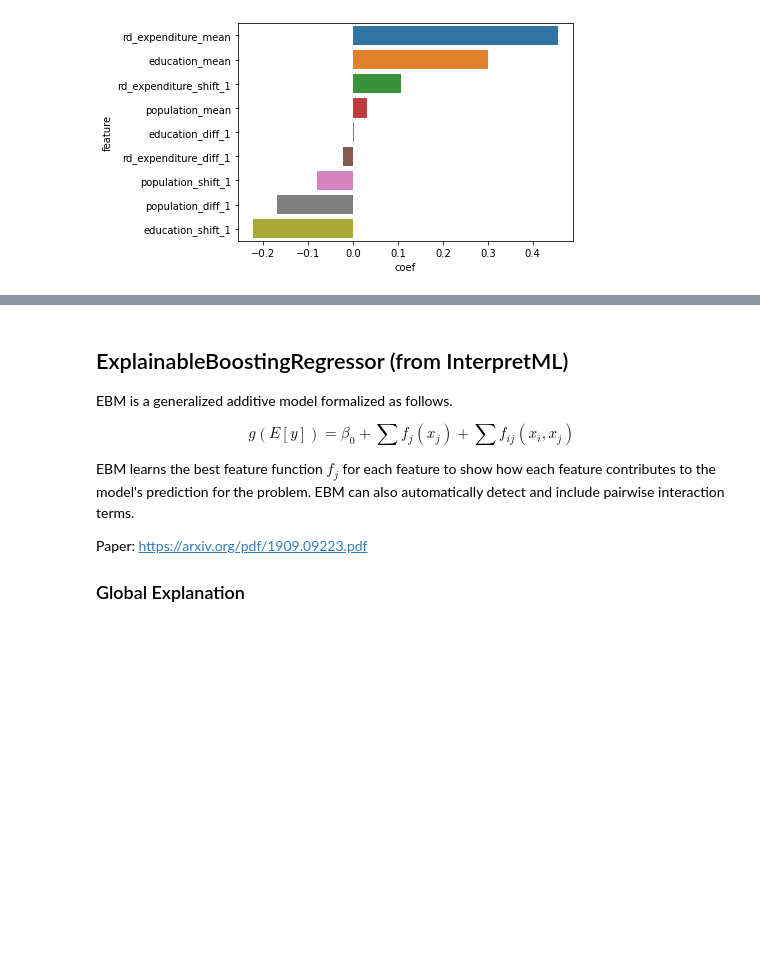
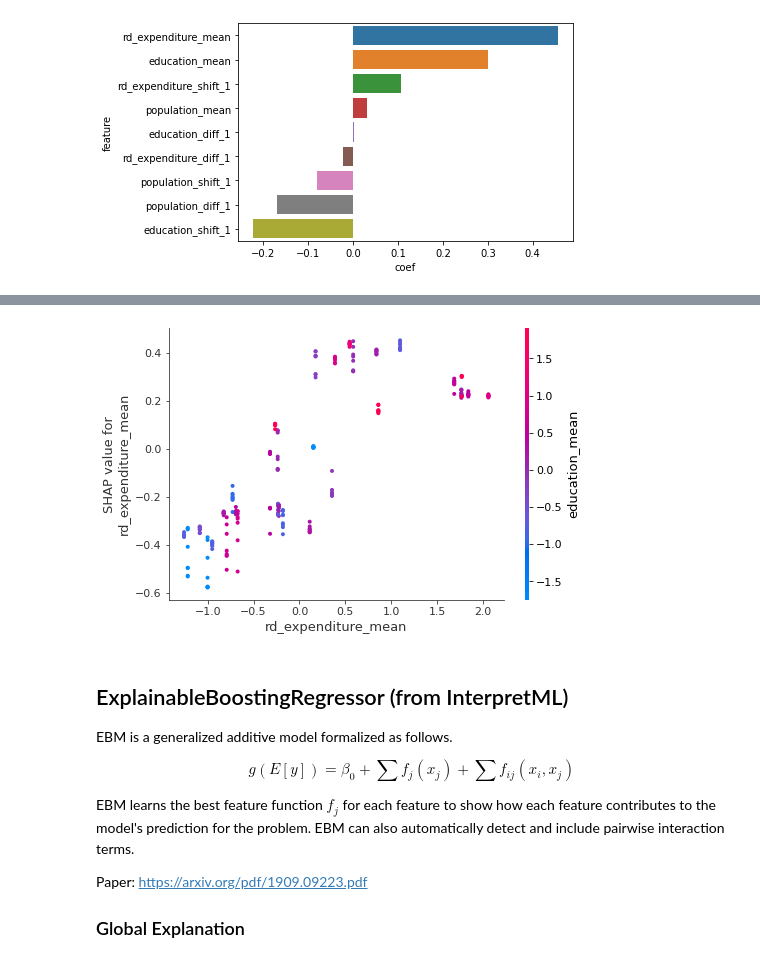
Before and after one commit to ADS-Group-15/eu-productivity-modeling, a Jupyter notebook: notebooks/models.ipynb, the cells around one changed output, grey strips where cells are left out. Cells and saved outputs as stored; diff of their text form; code cells hidden in the pictures; blank space fills up the shorter version.

```diff
--- a/notebooks/models.ipynb
+++ b/notebooks/models.ipynb
@@ -185,3 +211,7 @@ sns.barplot(data=result, y='feature', x='coef')
+# %%
+shap.dependence_plot('rd_expenditure_mean', shap_values, x)
+# %% [output]
+[figure, added]
 # %% [markdown]
 ## ExplainableBoostingRegressor (from InterpretML)
 
```
Also changed, not shown: parts of 4 cells of this notebook, 2 other files.
